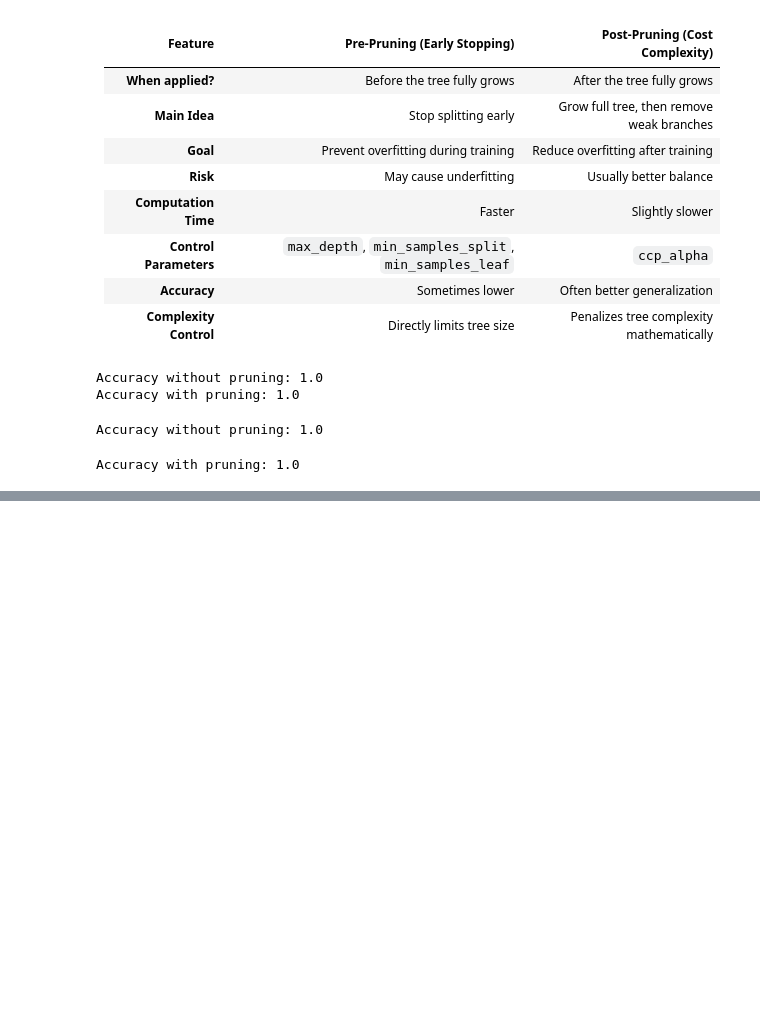
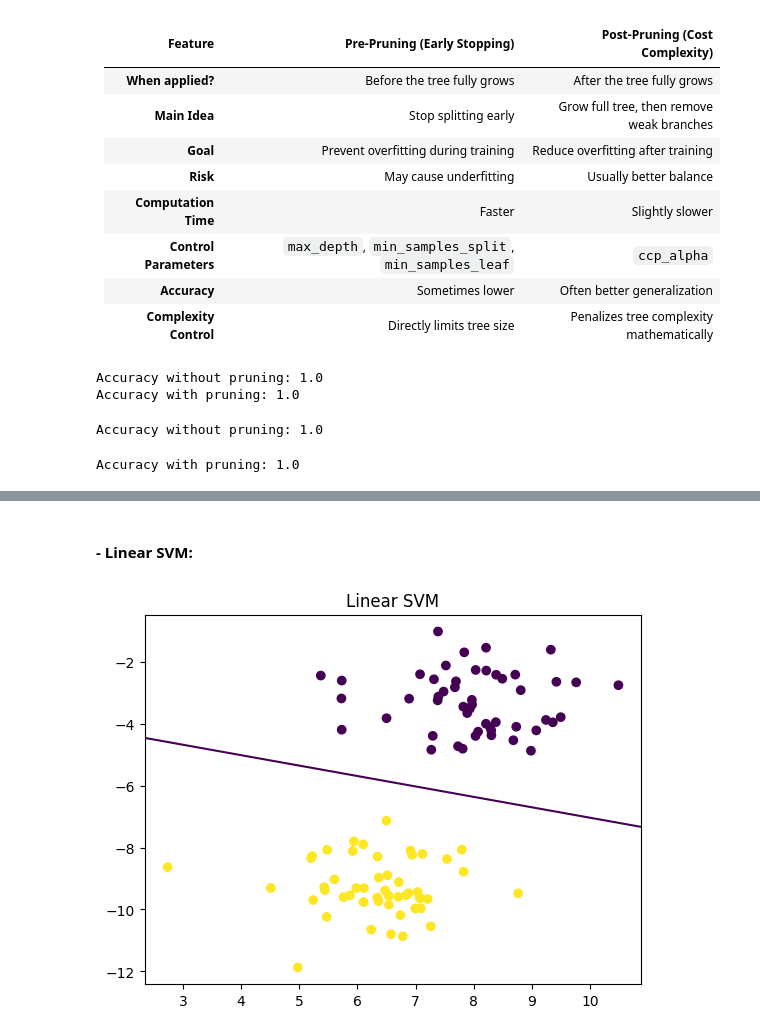
Before and after one commit to VaishnaviJadhav350/intern, a Jupyter notebook: machine learning/Decision Tree.ipynb, the cells around one changed output, grey strips where cells are left out. Cells and saved outputs as stored; diff of their text form; code cells hidden in the pictures; blank space fills up the shorter version.

Commit message:
K-Nearest Neighbour
support vector machine
kernel -> linear, polynomial, sigmoid, rbf

```diff
--- a/machine learning/Decision Tree.ipynb
+++ b/machine learning/Decision Tree.ipynb
@@ -410,0 +712,33 @@ Accuracy with pruning: 1.0
+# %% [markdown]
+#### - Linear SVM:
+# %%
+import numpy as np
+import matplotlib.pyplot as plt
+from sklearn import svm
+from sklearn.datasets import make_blobs
+
+# Create linearly separable dataset
+X, y = make_blobs(n_samples=100, centers=2, random_state=6)
+
+# Train Linear SVM
+model = svm.SVC(kernel='linear')
+model.fit(X, y)
+
+# Plot decision boundary
+plt.scatter(X[:,0], X[:,1], c=y)
+
+ax = plt.gca()
+xlim = ax.get_xlim()
+ylim = ax.get_ylim()
+
+xx = np.linspace(xlim[0], xlim[1], 30)
+yy = np.linspace(ylim[0], ylim[1], 30)
+YY, XX = np.meshgrid(yy, xx)
+xy = np.vstack([XX.ravel(), YY.ravel()]).T
+Z = model.decision_function(xy).reshape(XX.shape)
+
+plt.contour(XX, YY, Z, levels=[0])
+plt.title("Linear SVM")
+plt.show()
+# %% [output]
+[figure, added]
```
Also changed, not shown: parts of 34 cells of this notebook.
